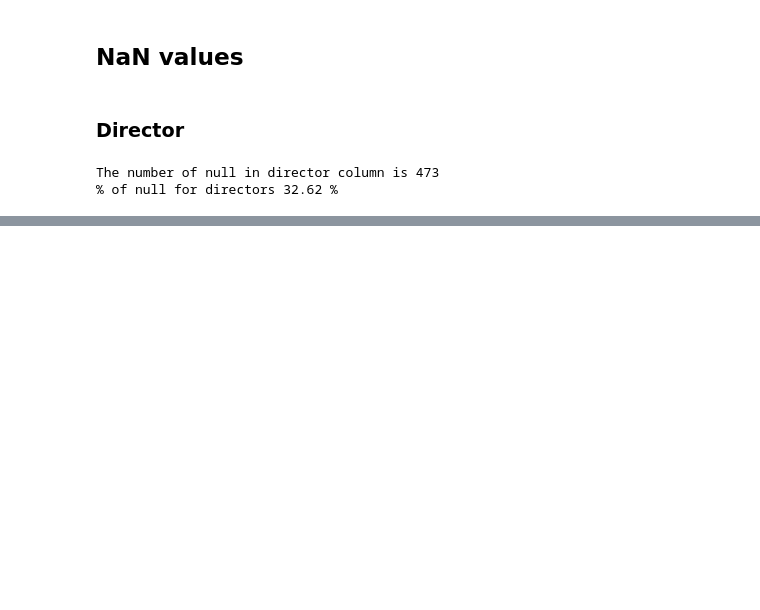
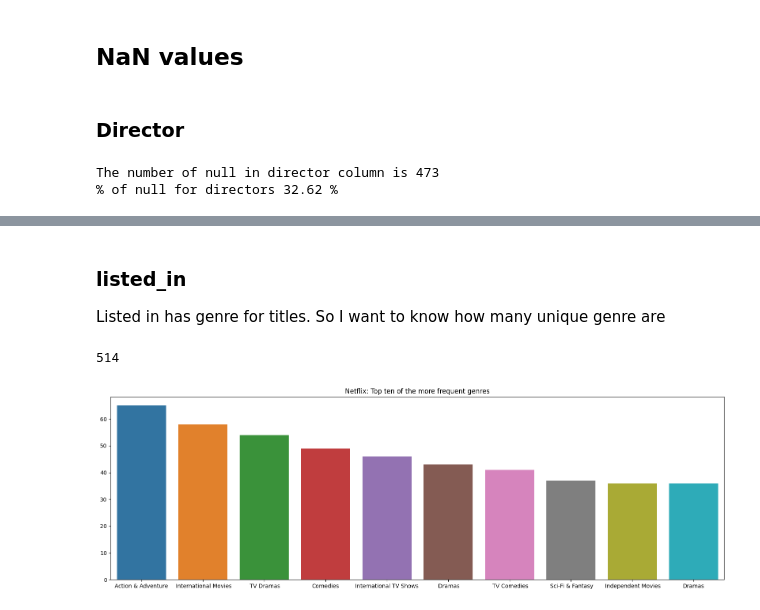
Before and after one commit to NQuiros12/rockingdata, a Jupyter notebook: code/main.ipynb, the cells around one changed output, grey strips where cells are left out. Cells and saved outputs as stored; diff of their text form; code cells hidden in the pictures; blank space fills up the shorter version.

```diff
--- a/code/main.ipynb
+++ b/code/main.ipynb
@@ -185,0 +426,32 @@ disney_pl[disney_pl.date_added.isnull() | disney_pl.rating.isnull()].shape[0]
+# %% [markdown]
+### listed_in
+
+Listed in has genre for titles. So I want to know how many unique genre are
+# %%
+# Unique values of the original column
+print(netflix.listed_in.nunique())
+# Split each unique combination of genre into a list of lists
+list_of_genre = list(map(lambda x: str(x).split(","),
+                         list(netflix.listed_in.unique())))
+# Flatten the list so we have just one enormous list of genres
+flattened_list = [genre for sublist in list_of_genre for genre in sublist]
+# Remove the space bar in the strings
+genre_list = [genre.strip() for genre in flattened_list]
+# Cast to set in order to just get rid of the duplicates
+genre_list = set(genre_list)
+# Number of unique genres
+len(genre_list)
+# Make a series of the values and their appearance
+flattened_list = pd.Series(flattened_list)
+# Top ten
+counts = flattened_list.value_counts()[:10]
+# Create the bar plot
+plt.figure(figsize=(20, 6))
+plot = sns.barplot(x=counts.index, y=counts.values)
+# Add a title
+plt.title("Netflix: Top ten of the more frequent genres")
+# Show the plot
+plt.show()
+# %% [output]
+514
+[figure, added]
```
Also changed, not shown: parts of 73 cells of this notebook, 2 other files.
